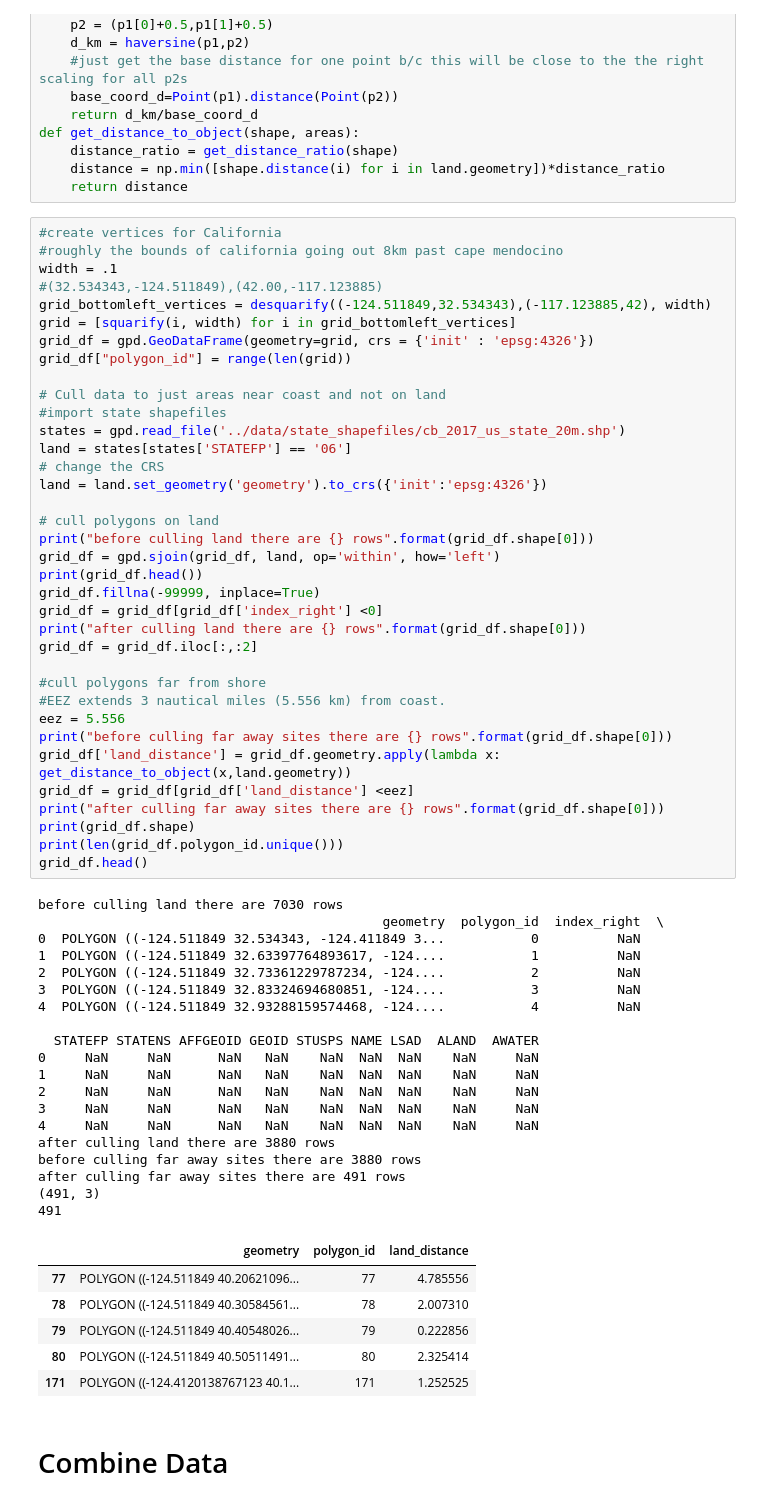
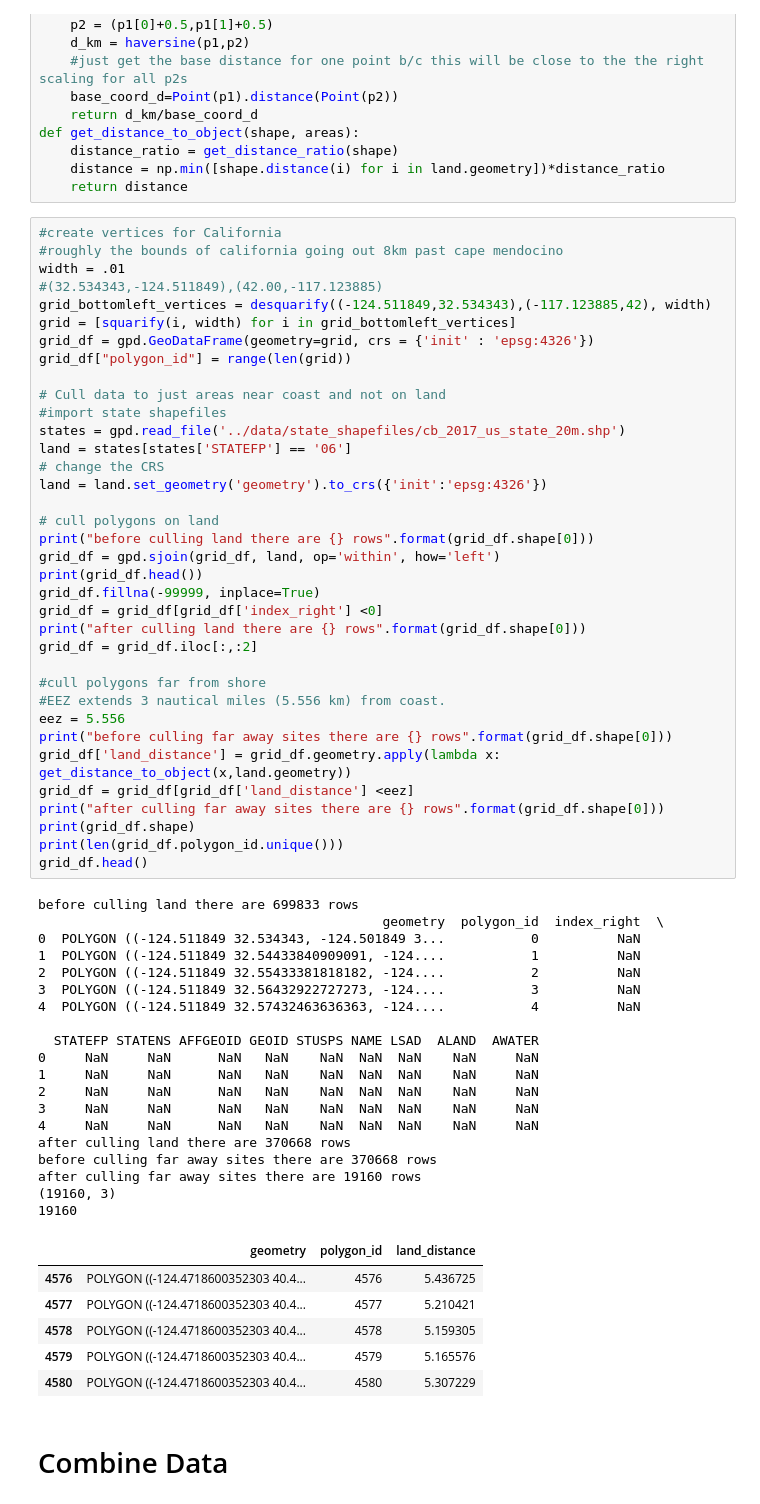
Before and after one commit to UCB-MIDS/Kelp-Capstone, a Jupyter notebook: pipeline/combine_data.ipynb, the cells around one changed output. Cells and saved outputs as stored; diff of their text form.

```diff
--- a/pipeline/combine_data.ipynb
+++ b/pipeline/combine_data.ipynb
@@ -247,7 +247,7 @@ def get_distance_to_object(shape, areas):
 # %%
 #create vertices for California
 #roughly the bounds of california going out 8km past cape mendocino
-width = .1
+width = .01
 #(32.534343,-124.511849),(42.00,-117.123885)
 grid_bottomleft_vertices = desquarify((-124.511849,32.534343),(-117.123885,42), width)
 grid = [squarify(i, width) for i in grid_bottomleft_vertices]
@@ -263,49 +263,49 @@ land = land.set_geometry('geometry').to_crs({'init':'epsg:4326'})
 
 # cull polygons on land
 print("before culling land there are {} rows".format(grid_df.shape[0]))
 grid_df = gpd.sjoin(grid_df, land, op='within', how='left')
 print(grid_df.head())
 grid_df.fillna(-99999, inplace=True)
 grid_df = grid_df[grid_df['index_right'] <0]
 print("after culling land there are {} rows".format(grid_df.shape[0]))
 grid_df = grid_df.iloc[:,:2]
 
 #cull polygons far from shore
 #EEZ extends 3 nautical miles (5.556 km) from coast.
 eez = 5.556
 print("before culling far away sites there are {} rows".format(grid_df.shape[0]))
 grid_df['land_distance'] = grid_df.geometry.apply(lambda x: get_distance_to_object(x,land.geometry))
 grid_df = grid_df[grid_df['land_distance'] <eez]
 print("after culling far away sites there are {} rows".format(grid_df.shape[0]))
 print(grid_df.shape)
 print(len(grid_df.polygon_id.unique()))
 grid_df.head()
 # %% [output]
-before culling land there are 7030 rows
+before culling land there are 699833 rows
                                             geometry  polygon_id  index_right  \
-0  POLYGON ((-124.511849 32.534343, -124.411849 3...           0          NaN
-1  POLYGON ((-124.511849 32.63397764893617, -124....           1          NaN
-2  POLYGON ((-124.511849 32.73361229787234, -124....           2          NaN
-3  POLYGON ((-124.511849 32.83324694680851, -124....           3          NaN
-4  POLYGON ((-124.511849 32.93288159574468, -124....           4          NaN
+0  POLYGON ((-124.511849 32.534343, -124.501849 3...           0          NaN
+1  POLYGON ((-124.511849 32.54433840909091, -124....           1          NaN
+2  POLYGON ((-124.511849 32.55433381818182, -124....           2          NaN
+3  POLYGON ((-124.511849 32.56432922727273, -124....           3          NaN
+4  POLYGON ((-124.511849 32.57432463636363, -124....           4          NaN
 
   STATEFP STATENS AFFGEOID GEOID STUSPS NAME LSAD  ALAND  AWATER
 0     NaN     NaN      NaN   NaN    NaN  NaN  NaN    NaN     NaN
 1     NaN     NaN      NaN   NaN    NaN  NaN  NaN    NaN     NaN
 2     NaN     NaN      NaN   NaN    NaN  NaN  NaN    NaN     NaN
 3     NaN     NaN      NaN   NaN    NaN  NaN  NaN    NaN     NaN
 4     NaN     NaN      NaN   NaN    NaN  NaN  NaN    NaN     NaN
-after culling land there are 3880 rows
-before culling far away sites there are 3880 rows
-after culling far away sites there are 491 rows
-(491, 3)
-491
+after culling land there are 370668 rows
+before culling far away sites there are 370668 rows
+after culling far away sites there are 19160 rows
+(19160, 3)
+19160
 |  | geometry | polygon_id | land_distance |
-| 77 | POLYGON ((-124.511849 40.20621096... | 77 | 4.785556 |
-| 78 | POLYGON ((-124.511849 40.30584561... | 78 | 2.007310 |
-| 79 | POLYGON ((-124.511849 40.40548026... | 79 | 0.222856 |
-| 80 | POLYGON ((-124.511849 40.50511491... | 80 | 2.325414 |
-| 171 | POLYGON ((-124.4120138767123 40.1... | 171 | 1.252525 |
+| 4576 | POLYGON ((-124.4718600352303 40.4... | 4576 | 5.436725 |
+| 4577 | POLYGON ((-124.4718600352303 40.4... | 4577 | 5.210421 |
+| 4578 | POLYGON ((-124.4718600352303 40.4... | 4578 | 5.159305 |
+| 4579 | POLYGON ((-124.4718600352303 40.4... | 4579 | 5.165576 |
+| 4580 | POLYGON ((-124.4718600352303 40.4... | 4580 | 5.307229 |
 # %% [markdown]
 # Combine Data
 # %%
```
Also changed, not shown: parts of 29 cells of this notebook, 1 other file.
